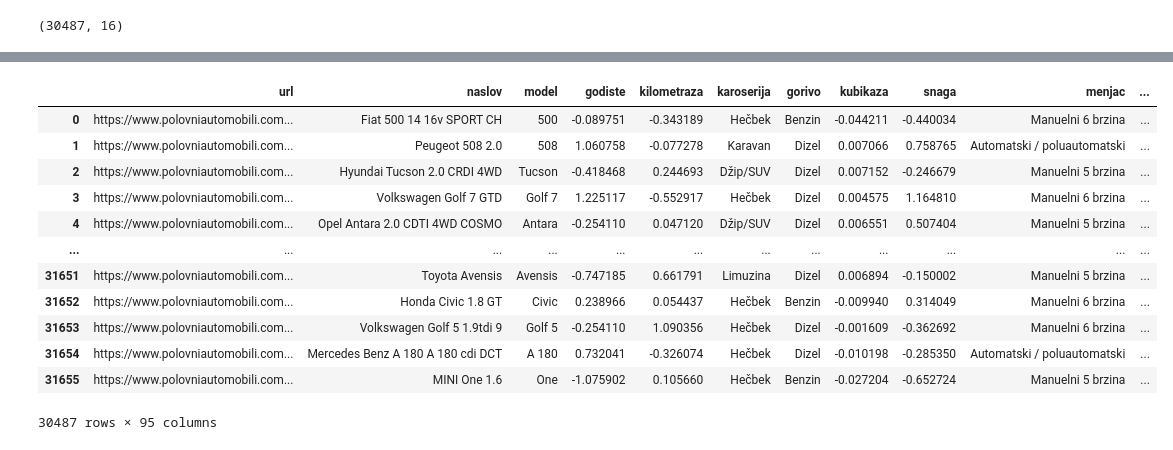
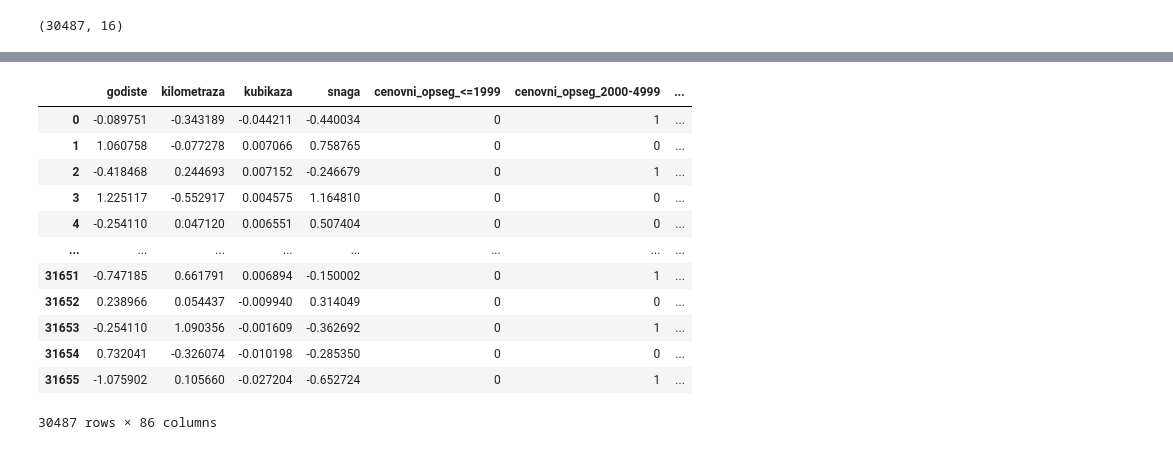
Before and after one commit to fishsalad183/ETF-PSZ, a Jupyter notebook: zadatak5_klasifikacija.ipynb, the cells around one changed output, grey strips where cells are left out. Cells and saved outputs as stored; diff of their text form; code cells hidden in the pictures.

```diff
--- a/zadatak5_klasifikacija.ipynb
+++ b/zadatak5_klasifikacija.ipynb
@@ -107,7 +109,5 @@ bins = [0, 2000, 5000, 10000, 15000, 20000, 25000, 30000, math.inf] # math.inf o
 labels = ['<=1999', '2000-4999', '5000-9999', '10000-14999', '15000-19999', '20000-24999', '25000-29999', '>=30000']
 df['cenovni_opseg'] = pd.cut(df['cena'], bins=bins, labels=labels, right=False)
 
-df = df.drop('cena', axis=1)
-
 df
 # %% [output]
@@ -129,4 +128,0 @@ df
-# %%
-df = pd.get_dummies(df, columns=['cenovni_opseg', 'stanje', 'marka'])
-
-df
@@ -146,0 +129,10 @@ df
+# %%
+df_for_training = df.copy()
+
+features_to_exclude = ['cena', 'url', 'naslov', 'model', 'karoserija', 'gorivo', 'menjac', 'vrata', 'boja', 'lokacija_prodavca']
+df_for_training = df_for_training.drop(features_to_exclude, axis=1)
+
+categorical_features = ['cenovni_opseg', 'stanje', 'marka']
+df_for_training = pd.get_dummies(df_for_training, columns=categorical_features)
+
+df_for_training
@@ -147,23 +153,25 @@ df
 # %%
+from sklearn.preprocessing import StandardScaler
+
 scaler = StandardScaler()
-columns_to_scale = ['godiste', 'kilometraza', 'kubikaza', 'snaga']
-scaler.fit(df[columns_to_scale])
-scaled_features = scaler.transform(df[columns_to_scale])
-for i in range(len(columns_to_scale)):
-    df[columns_to_scale[i]] = scaled_features[:, i]
+numeric_features = ['godiste', 'kilometraza', 'kubikaza', 'snaga']
+scaler.fit(df_for_training[numeric_features])
+scaled_features = scaler.transform(df_for_training[numeric_features])
+for i in range(len(numeric_features)):
+    df_for_training[numeric_features[i]] = scaled_features[:, i]
 
-df
+df_for_training
 # %% [output]
-|  | url | naslov | model | godiste | kilometraza | karoserija | gorivo | kubikaza | snaga | menjac | ... |
-| 0 | https://www.polovniautomobili.com... | Fiat 500 14 16v SPORT CH | 500 | -0.089751 | -0.343189 | Hečbek | Benzin | -0.044211 | -0.440034 | Manuelni 6 brzina | ... |
-| 1 | https://www.polovniautomobili.com... | Peugeot 508 2.0 | 508 | 1.060758 | -0.077278 | Karavan | Dizel | 0.007066 | 0.758765 | Automatski / poluautomatski | ... |
-| 2 | https://www.polovniautomobili.com... | Hyundai Tucson 2.0 CRDI 4WD | Tucson | -0.418468 | 0.244693 | Džip/SUV | Dizel | 0.007152 | -0.246679 | Manuelni 5 brzina | ... |
-| 3 | https://www.polovniautomobili.com... | Volkswagen Golf 7 GTD | Golf 7 | 1.225117 | -0.552917 | Hečbek | Dizel | 0.004575 | 1.164810 | Manuelni 6 brzina | ... |
-| 4 | https://www.polovniautomobili.com... | Opel Antara 2.0 CDTI 4WD COSMO | Antara | -0.254110 | 0.047120 | Džip/SUV | Dizel | 0.006551 | 0.507404 | Manuelni 5 brzina | ... |
-| ... | ... | ... | ... | ... | ... | ... | ... | ... | ... | ... | ... |
-| 31651 | https://www.polovniautomobili.com... | Toyota Avensis | Avensis | -0.747185 | 0.661791 | Limuzina | Dizel | 0.006894 | -0.150002 | Manuelni 5 brzina | ... |
-| 31652 | https://www.polovniautomobili.com... | Honda Civic 1.8 GT | Civic | 0.238966 | 0.054437 | Hečbek | Benzin | -0.009940 | 0.314049 | Manuelni 6 brzina | ... |
-| 31653 | https://www.polovniautomobili.com... | Volkswagen Golf 5 1.9tdi 9 | Golf 5 | -0.254110 | 1.090356 | Hečbek | Dizel | -0.001609 | -0.362692 | Manuelni 6 brzina | ... |
-| 31654 | https://www.polovniautomobili.com... | Mercedes Benz A 180 A 180 cdi DCT | A 180 | 0.732041 | -0.326074 | Hečbek | Dizel | -0.010198 | -0.285350 | Automatski / poluautomatski | ... |
-| 31655 | https://www.polovniautomobili.com... | MINI One 1.6 | One | -1.075902 | 0.105660 | Hečbek | Benzin | -0.027204 | -0.652724 | Manuelni 5 brzina | ... |
+|  | godiste | kilometraza | kubikaza | snaga | cenovni_opseg_<=1999 | cenovni_opseg_2000-4999 | ... |
+| 0 | -0.089751 | -0.343189 | -0.044211 | -0.440034 | 0 | 1 | ... |
+| 1 | 1.060758 | -0.077278 | 0.007066 | 0.758765 | 0 | 0 | ... |
+| 2 | -0.418468 | 0.244693 | 0.007152 | -0.246679 | 0 | 1 | ... |
+| 3 | 1.225117 | -0.552917 | 0.004575 | 1.164810 | 0 | 0 | ... |
+| 4 | -0.254110 | 0.047120 | 0.006551 | 0.507404 | 0 | 0 | ... |
+| ... | ... | ... | ... | ... | ... | ... | ... |
+| 31651 | -0.747185 | 0.661791 | 0.006894 | -0.150002 | 0 | 1 | ... |
+| 31652 | 0.238966 | 0.054437 | -0.009940 | 0.314049 | 0 | 0 | ... |
+| 31653 | -0.254110 | 1.090356 | -0.001609 | -0.362692 | 0 | 1 | ... |
+| 31654 | 0.732041 | -0.326074 | -0.010198 | -0.285350 | 0 | 0 | ... |
+| 31655 | -1.075902 | 0.105660 | -0.027204 | -0.652724 | 0 | 1 | ... |
-30487 rows × 95 columns
+30487 rows × 86 columns
```
Also changed, not shown: parts of 23 cells of this notebook, 1 other file.
